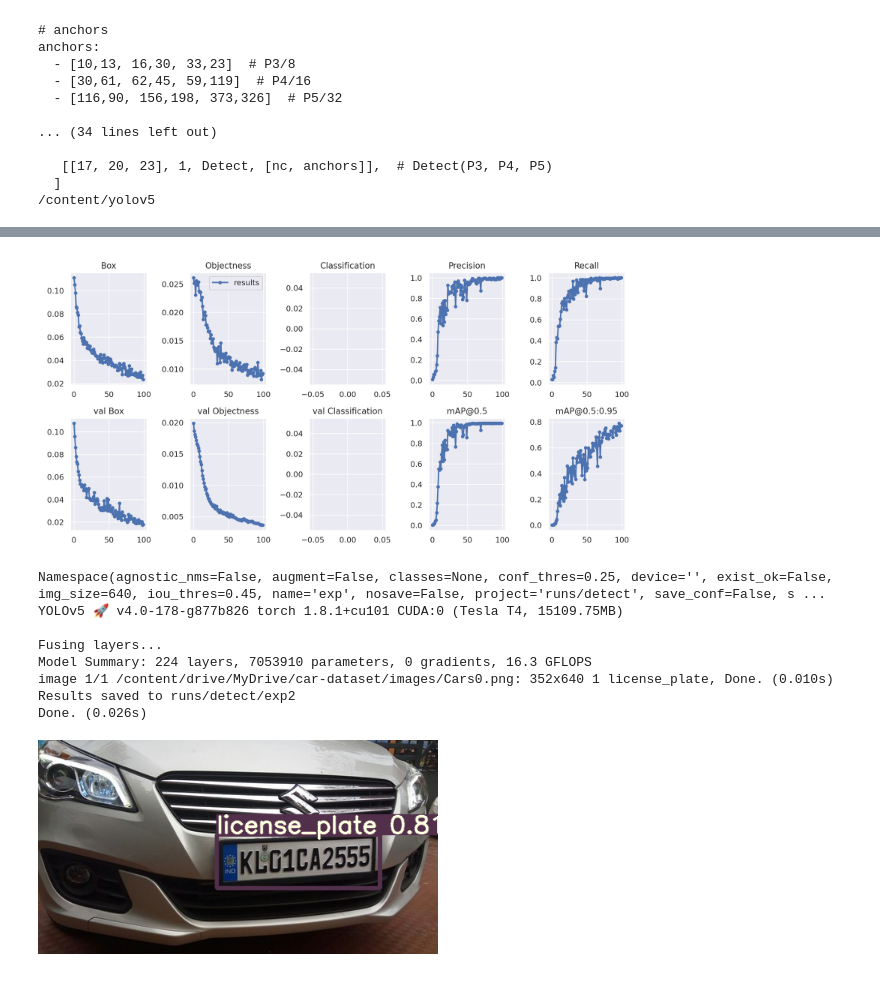
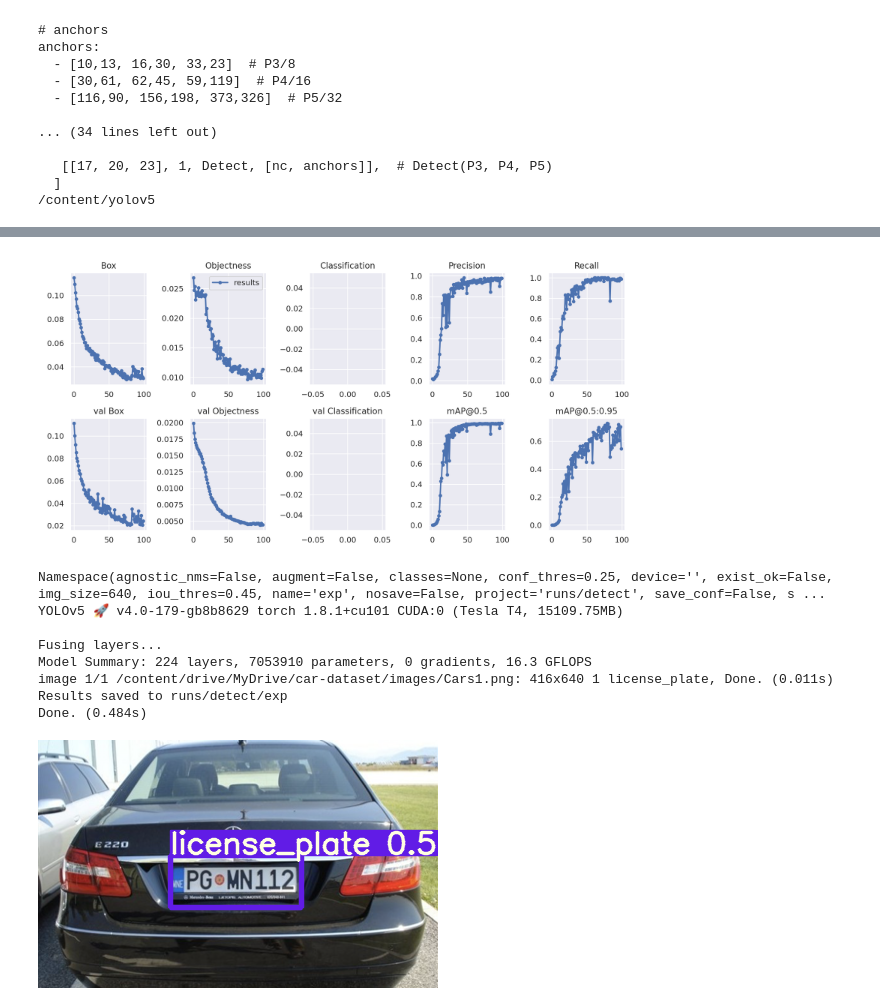
Before and after one commit to yashgupta417/ANPR, a Jupyter notebook: yolov5.ipynb, the cells around one changed output, grey strips where cells are left out. Cells and saved outputs as stored; diff of their text form; code cells hidden in the pictures.

```diff
--- a/yolov5.ipynb
+++ b/yolov5.ipynb
@@ -113,20 +114,20 @@ Prediction:
 # %%
-Image('/content/yolov5/runs/train/exp/results.png',width=600)
+Image('/content/yolov5/runs/train/exp2/results.png',width=600)
 # %% [output]
-[figure, old version]
+[figure, new version]
 # %%
-test_img='/content/drive/MyDrive/car-dataset/images/Cars0.png'
+test_img='/content/drive/MyDrive/car-dataset/images/Cars1.png'
 !python detect.py --source {test_img} --weights /content/yolov5/runs/train/exp/weights/best.pt
 # %% [output]
 Namespace(agnostic_nms=False, augment=False, classes=None, conf_thres=0.25, device='', exist_ok=False, img_size=640, iou_thres=0.45, name='exp', nosave=False, project='runs/detect', save_conf=False, s ...
-YOLOv5 🚀 v4.0-178-g877b826 torch 1.8.1+cu101 CUDA:0 (Tesla T4, 15109.75MB)
+YOLOv5 🚀 v4.0-179-gb8b8629 torch 1.8.1+cu101 CUDA:0 (Tesla T4, 15109.75MB)
 
 Fusing layers...
 Model Summary: 224 layers, 7053910 parameters, 0 gradients, 16.3 GFLOPS
-image 1/1 /content/drive/MyDrive/car-dataset/images/Cars0.png: 352x640 1 license_plate, Done. (0.010s)
-Results saved to runs/detect/exp2
-Done. (0.026s)
+image 1/1 /content/drive/MyDrive/car-dataset/images/Cars1.png: 416x640 1 license_plate, Done. (0.011s)
+Results saved to runs/detect/exp
+Done. (0.484s)
 # %%
-Image('/content/yolov5/runs/detect/exp2/Cars0.png',width=400)
+Image('/content/yolov5/runs/detect/exp/Cars1.png',width=400)
 # %% [output]
-[figure, old version]
+[figure, new version]
```
Also changed, not shown: parts of 8 cells of this notebook.
